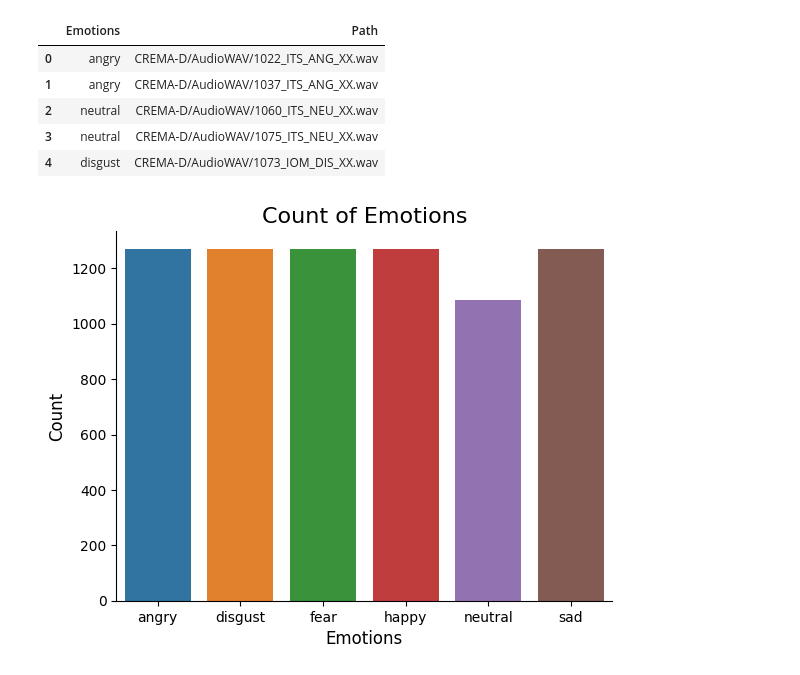
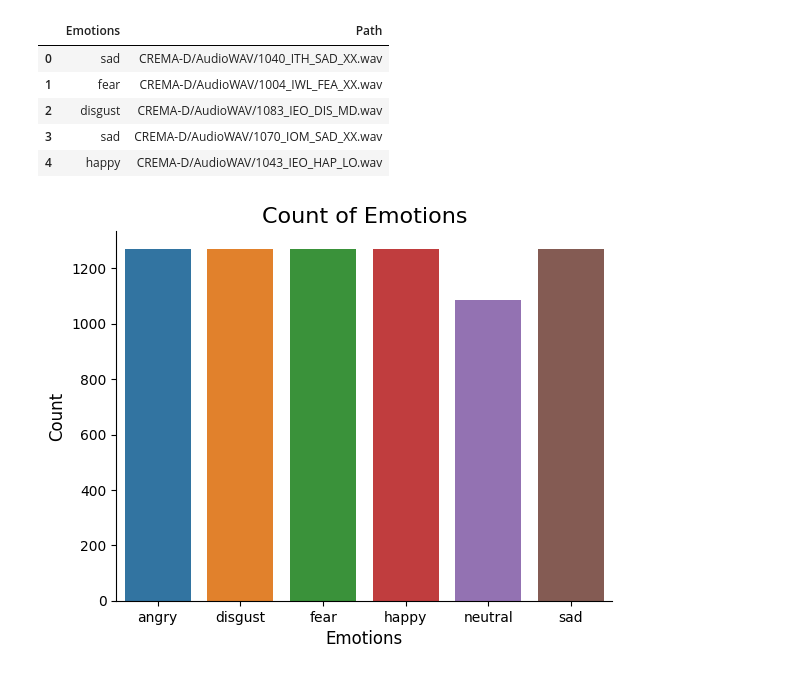
Before and after one commit to RobertoStaino/SER, a Jupyter notebook: exploration_crema.ipynb, the cells around one changed output. Cells and saved outputs as stored; diff of their text form; code cells hidden in the pictures.

```diff
--- a/exploration_crema.ipynb
+++ b/exploration_crema.ipynb
@@ -44,45 +50,48 @@ from scikeras.wrappers import KerasClassifier
+# %%
+Crema = "CREMA-D/AudioWAV/"
+crema_directory_list = os.listdir(Crema)
+
+file_emotion = []
+file_path = []
+
+NSIZE = len(crema_directory_list)
+SAMPLE_SIZE = min(1000000, NSIZE)
 # %%
-Crema = "CREMA-D/AudioWAV/"
-crema_directory_list = os.listdir(Crema)
-
-file_emotion = []
-file_path = []
-
-for file in crema_directory_list:
+for file in crema_directory_list[:SAMPLE_SIZE]:
 
     file_path.append(Crema + file)
 
     part=file.split('_')
     if part[2] == 'SAD':
         file_emotion.append('sad')
     elif part[2] == 'ANG':
         file_emotion.append('angry')
     elif part[2] == 'DIS':
         file_emotion.append('disgust')
     elif part[2] == 'FEA':
         file_emotion.append('fear')
     elif part[2] == 'HAP':
         file_emotion.append('happy')
     elif part[2] == 'NEU':
         file_emotion.append('neutral')
     else:
         file_emotion.append('Unknown')
 
 # dataframe
 emotion_df = pd.DataFrame(file_emotion, columns=['Emotions'])
 
 # dataframe Emotions/Path
 path_df = pd.DataFrame(file_path, columns=['Path'])
 Crema_df = pd.concat([emotion_df, path_df], axis=1)
 Crema_df['Emotions'] = pd.Categorical(Crema_df['Emotions'])
 Crema_df.head()
 # %% [output]
 |  | Emotions | Path |
-| 0 | angry | CREMA-D/AudioWAV/1022_ITS_ANG_XX.wav |
-| 1 | angry | CREMA-D/AudioWAV/1037_ITS_ANG_XX.wav |
-| 2 | neutral | CREMA-D/AudioWAV/1060_ITS_NEU_XX.wav |
-| 3 | neutral | CREMA-D/AudioWAV/1075_ITS_NEU_XX.wav |
-| 4 | disgust | CREMA-D/AudioWAV/1073_IOM_DIS_XX.wav |
+| 0 | sad | CREMA-D/AudioWAV/1040_ITH_SAD_XX.wav |
+| 1 | fear | CREMA-D/AudioWAV/1004_IWL_FEA_XX.wav |
+| 2 | disgust | CREMA-D/AudioWAV/1083_IEO_DIS_MD.wav |
+| 3 | sad | CREMA-D/AudioWAV/1070_IOM_SAD_XX.wav |
+| 4 | happy | CREMA-D/AudioWAV/1043_IEO_HAP_LO.wav |
 # %%
 # Plot the count of Emotions
 plt.title('Count of Emotions', size=16)
```
Also changed, not shown: parts of 34 cells of this notebook, 3 other files.
